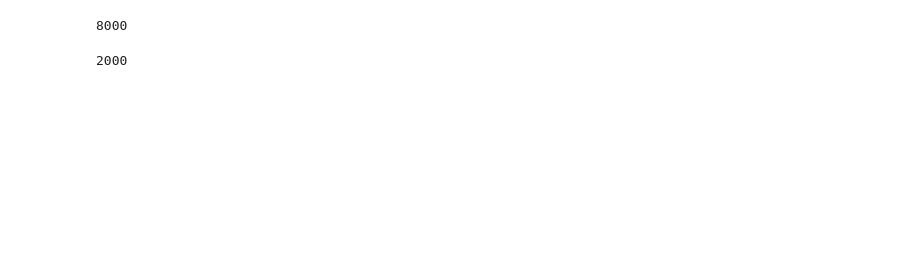
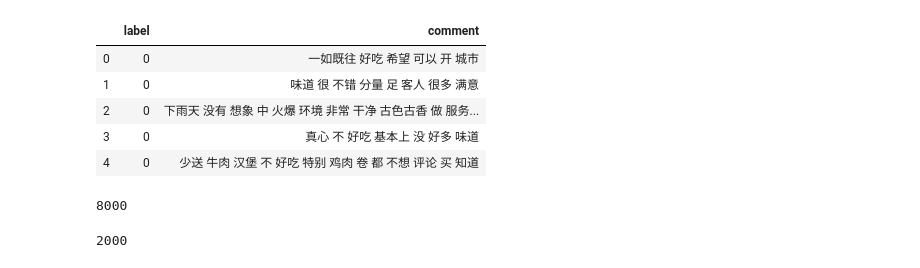
Before and after one commit to HanlynnKe/nlp-demo, a Jupyter notebook: csv2pickle.ipynb, the cells around one changed output. Saved outputs shown, nothing was run; the diff lists cells and outputs as text; code cells hidden in the pictures; blank space fills up the shorter version.

```diff
--- a/csv2pickle.ipynb
+++ b/csv2pickle.ipynb
@@ -11,0 +27,20 @@ with open('safety_train_valid.pickle', 'wb') as pfile:
+# %%
+# 中文分词
+jieba.load_userdict('my_dict.txt')
+comment_list = train['comment'].values
+row = 0
+for comment in comment_list:
+    comment = re.sub('[a-zA-Z0-9’!"#$%&\'()*+,-./:;<=>?@，。?★、…【】《》？“”‘’！[\\]^_`{|}~\s]+', " ", comment)
+    temp = list(jieba.cut(comment))
+    temp_list = []
+    for word in temp:
+        # 去除停用词
+        if word not in stopwords:
+            if word not in others:
+                # 清除空格
+                if word != ' ' and word != None:
+                    temp_list.append(word)
+    print(temp_list)
+    if len(temp_list) > 0:
+        train.loc[row, 'comment'] = ' '.join(temp_list)
+    row += 1
@@ -11,0 +69,9 @@ with open('safety_train_valid.pickle', 'wb') as pfile:
+# %%
+train.head()
+# %% [output]
+|  | label | comment |
+| 0 | 0 | 一如既往 好吃 希望 可以 开 城市 |
+| 1 | 0 | 味道 很 不错 分量 足 客人 很多 满意 |
+| 2 | 0 | 下雨天 没有 想象 中 火爆 环境 非常 干净 古色古香 做 服务... |
+| 3 | 0 | 真心 不 好吃 基本上 没 好多 味道 |
+| 4 | 0 | 少送 牛肉 汉堡 不 好吃 特别 鸡肉 卷 都 不想 评论 买 知道 |
```
Also changed, not shown: parts of 11 cells of this notebook.
